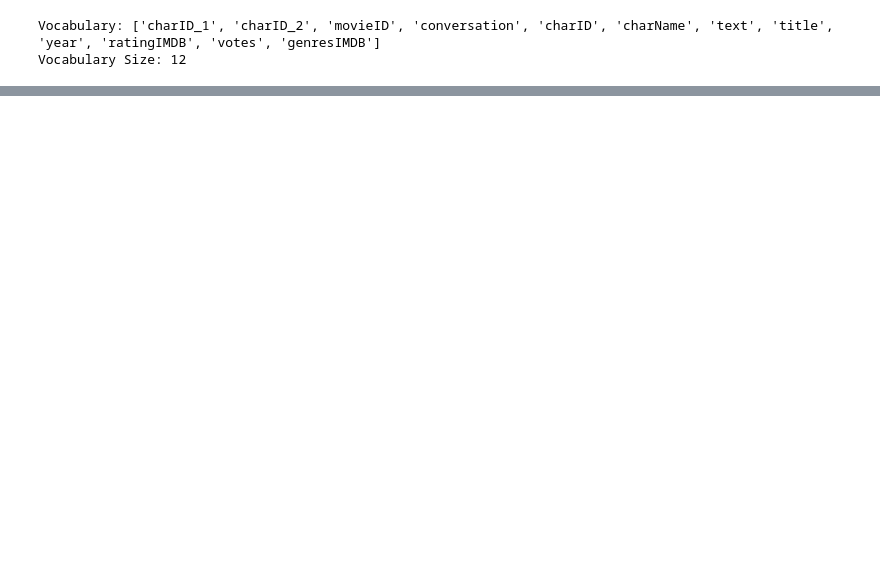
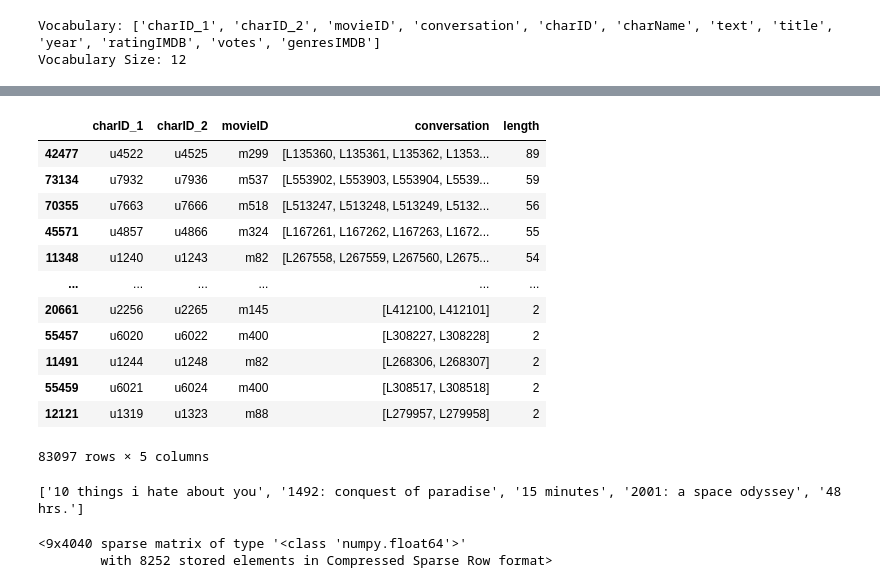
Before and after one commit to Nishith170217/Cornell-Movie-Dialog-Analysis-NLP-Course-Project-, a Jupyter notebook: Cornell-Movie-Dialog-Analysis.ipynb, the cells around one changed output, grey strips where cells are left out. Cells and saved outputs as stored; diff of their text form; code cells hidden in the pictures; blank space fills up the shorter version.

```diff
--- a/Cornell-Movie-Dialog-Analysis.ipynb
+++ b/Cornell-Movie-Dialog-Analysis.ipynb
@@ -210,0 +271,21 @@ Vocabulary Size: 12
+# %%
+conversations['conversation'] = conversations['conversation'].map(lambda x: re.findall(r"\w+", x))
+
+# I could not find another way to filter based on the length of the conversation other than creating another column
+conversations['length'] = conversations['conversation'].apply(lambda x: len(x))
+
+conversations.sort_values(by=['length'], ascending=False)
+# %% [output]
+|  | charID_1 | charID_2 | movieID | conversation | length |
+| 42477 | u4522 | u4525 | m299 | [L135360, L135361, L135362, L1353... | 89 |
+| 73134 | u7932 | u7936 | m537 | [L553902, L553903, L553904, L5539... | 59 |
+| 70355 | u7663 | u7666 | m518 | [L513247, L513248, L513249, L5132... | 56 |
+| 45571 | u4857 | u4866 | m324 | [L167261, L167262, L167263, L1672... | 55 |
+| 11348 | u1240 | u1243 | m82 | [L267558, L267559, L267560, L2675... | 54 |
+| ... | ... | ... | ... | ... | ... |
+| 20661 | u2256 | u2265 | m145 | [L412100, L412101] | 2 |
+| 55457 | u6020 | u6022 | m400 | [L308227, L308228] | 2 |
+| 11491 | u1244 | u1248 | m82 | [L268306, L268307] | 2 |
+| 55459 | u6021 | u6024 | m400 | [L308517, L308518] | 2 |
+| 12121 | u1319 | u1323 | m88 | [L279957, L279958] | 2 |
+83097 rows × 5 columns
@@ -210,0 +307,5 @@ Vocabulary Size: 12
+# %%
+movie_list = get_movie_list(titles)
+print(movie_list[:5])
+# %% [output]
+['10 things i hate about you', '1492: conquest of paradise', '15 minutes', '2001: a space odyssey', '48 hrs.']
@@ -210,0 +347,10 @@ Vocabulary Size: 12
+# %%
+from sklearn.feature_extraction.text import TfidfVectorizer
+
+# Feature Extraction using TF-IDF
+tfidf_vectorizer = TfidfVectorizer()
+tfidf_matrix = tfidf_vectorizer.fit_transform([' '.join(item) for item in data.values()])
+tfidf_matrix
+# %% [output]
+<9x4040 sparse matrix of type '<class 'numpy.float64'>'
+        with 8252 stored elements in Compressed Sparse Row format>
```
Also changed, not shown: parts of 25 cells of this notebook, 2 other files.
